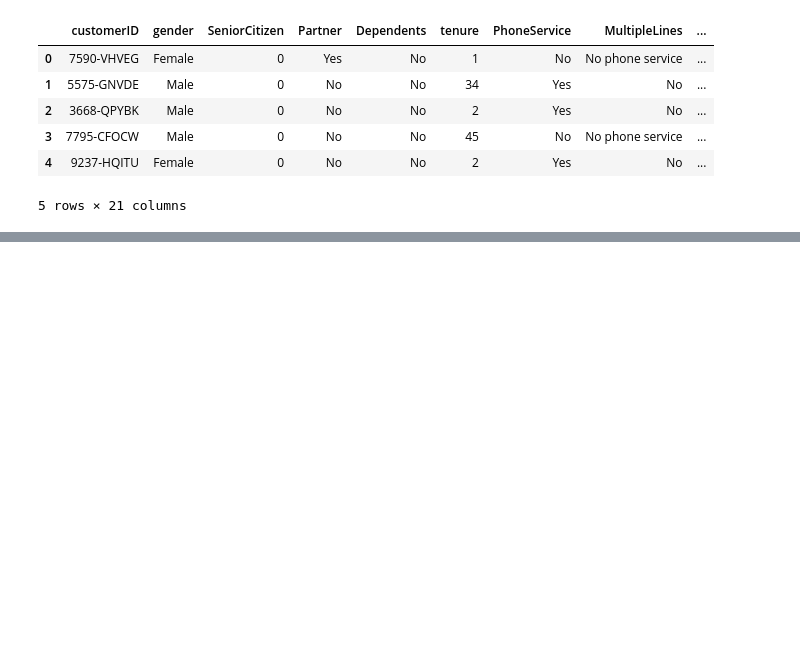
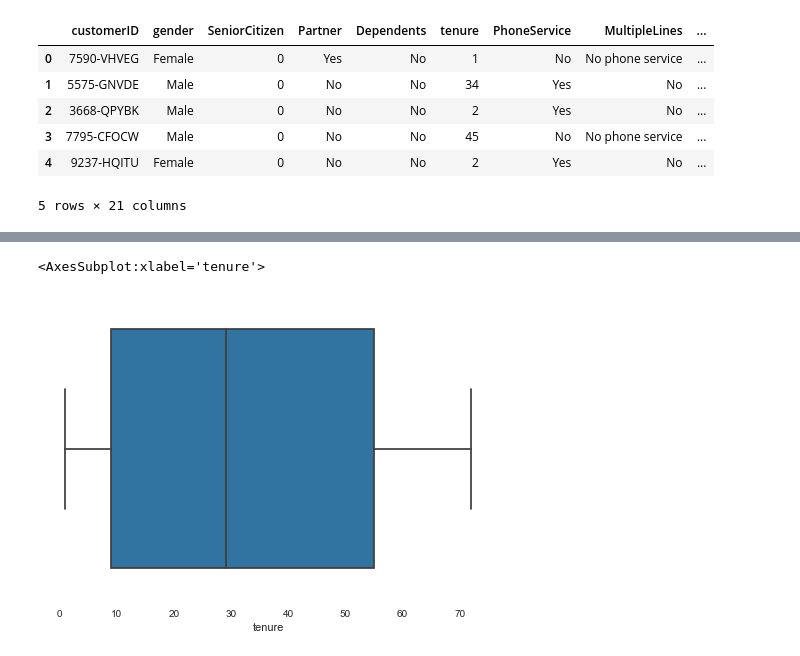
Before and after one commit to gfmattos/kaggle_telco, a Jupyter notebook: telecom.ipynb, the cells around one changed output, grey strips where cells are left out. Drawn from its saved outputs; the diff is of its cells as text; code cells hidden in the pictures; blank space fills up the shorter version.

```diff
--- a/telecom.ipynb
+++ b/telecom.ipynb
@@ -20,0 +130,2 @@ df.head()
+# %%
+df.drop(columns='customerID',inplace=True)
@@ -20,0 +156,4 @@ df.head()
+# %%
+df.drop(df[df['tenure']==0].index,axis=0, inplace=True)
+# %%
+df['TotalCharges'] = df['TotalCharges'].astype('float')
@@ -20,0 +175,5 @@ df.head()
+# %%
+sns.boxplot(df['tenure'])
+# %% [output]
+<AxesSubplot:xlabel='tenure'>
+[figure, added]
```
Also changed, not shown: parts of 66 cells of this notebook.
